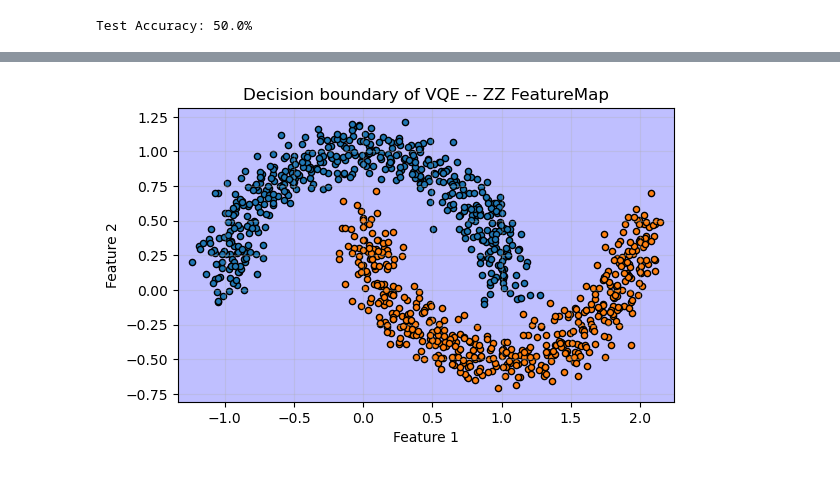
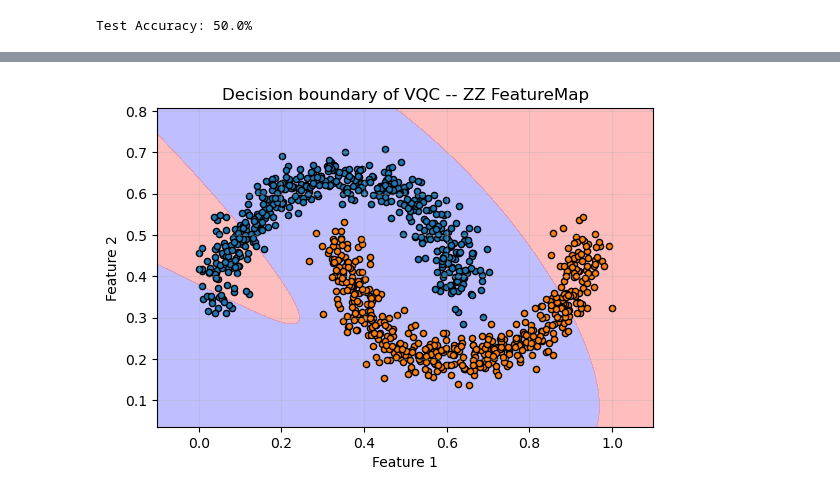
Before and after one commit to Ak-ash22/qcbm_hiwi, a Jupyter notebook: vqc_moons.ipynb, the cells around one changed output, grey strips where cells are left out. Drawn from its saved outputs; the diff is of its cells as text; code cells hidden in the pictures.

```diff
--- a/vqc_moons.ipynb
+++ b/vqc_moons.ipynb
@@ -100,8 +108,8 @@ def zz_featuremap(data_point):
 @qml.qnode(dev, interface="torch")
 def circuit(data_point, params, folds=folds):
     # qml.AmplitudeEmbedding(features=data_point, wires=[0], pad_with=0., normalize=True)
-    zz_featuremap(data_point)
-    # qml.AngleEmbedding(features=data_point, wires=range(2), rotation="X")
+    # zz_featuremap(data_point)
+    qml.AngleEmbedding(features=data_point, wires=range(2), rotation="Y")
 
     for i in range(folds):
         strongly_entangling_layer(params[i], total_qubits=n_qubits)
@@ -244,16 +249,13 @@ print(f"Test Accuracy: {accuracy * 100}%")
 Test Accuracy: 50.0%
 # %%
 ###### Decision Boundary of the trained model
-from matplotlib.colors import ListedColormap
-####reproducible seeds – you asked for both 1 and 42
-# torch.manual_seed(1);      np.random.seed(42)
+model.eval()
 
-X_train = dataset['train_input'].cpu().numpy()   # (1000, 2)
-y_train = dataset['train_label'].cpu().numpy()   # (1000, 1) → we flatten later
-
+# Get training data for plotting
+X_train = X
+y_train = y
 
 ### build a dense 2-D mesh that covers the feature space
-h = 0.01                                          # mesh step
 x_min, x_max = X_train[:,0].min()-0.1, X_train[:,0].max()+0.1
 y_min, y_max = X_train[:,1].min()-0.1, X_train[:,1].max()+0.1
 
@@ -263,15 +265,9 @@ grid   = np.c_[xx.ravel(), yy.ravel()]            # shape (M,2)
 
 
 ### evaluate the trained model ONCE on that grid
-batch  = 5000
-grid_preds = []
+g = torch.tensor(grid, dtype=dtype,device=device)
 
 with torch.no_grad():
-    for i in range(0, len(grid), batch):
-        g = torch.tensor(grid[i:i+batch], dtype=dataset['train_input'].dtype,
-                         device=device)
-        logits = model(g)                         # (B,1) or (B,)
-        probs  = torch.sigmoid(logits).squeeze()
-        grid_preds.append((probs > 0.5).cpu().numpy().astype(int))
 
-Z = np.concatenate(grid_preds).reshape(xx.shape)  # back to 2-D
+    logits = model(g)                         # (B,1) or (B,)
+    probs  = torch.sigmoid(logits).cpu().numpy().reshape(xx.shape)
@@ -280,18 +274,19 @@ Z = np.concatenate(grid_preds).reshape(xx.shape)  # back to 2-D
 # %%
 # plt.figure(figsize=(8, 6))
 
-plt.contourf(xx, yy, Z, levels=[0, 0.5, 1], alpha=0.5, cmap='bwr')
-plt.scatter(X_train[y_train[:,0]==0, 0], X_train[y_train[:,0]==0, 1],
+plt.contourf(xx, yy, probs, levels=[0, 0.5, 1], alpha=0.5, cmap='bwr')
+plt.scatter(X[y[:,0]==0, 0], X[y[:,0]==0, 1],
             cmap='bwr', edgecolors='k', s=20)
-plt.scatter(X_train[y_train[:,0]==1, 0], X_train[y_train[:,0]==1, 1],
+plt.scatter(X[y[:,0]==1, 0], X[y[:,0]==1, 1],
             cmap='bwr', edgecolors='k', s=20)
+# plt.scatter(X[:,0].cpu().detach().numpy(), X[:,1].cpu().detach().numpy(), c=y[:,0].cpu().detach().numpy())
 
 plt.xlim(xx.min(), xx.max());  plt.ylim(yy.min(), yy.max())
 plt.gca().set_aspect("equal")
 plt.grid(True, alpha=0.3);
-plt.title("Decision boundary of VQE -- ZZ FeatureMap")
+plt.title("Decision boundary of VQC -- ZZ FeatureMap")
 plt.xlabel("Feature 1")
 plt.ylabel("Feature 2")
 plt.show()
 # %% [output]
-[figure, old version]
+[figure, new version]
```
Also changed, not shown: parts of 6 cells of this notebook, 5 other files.
